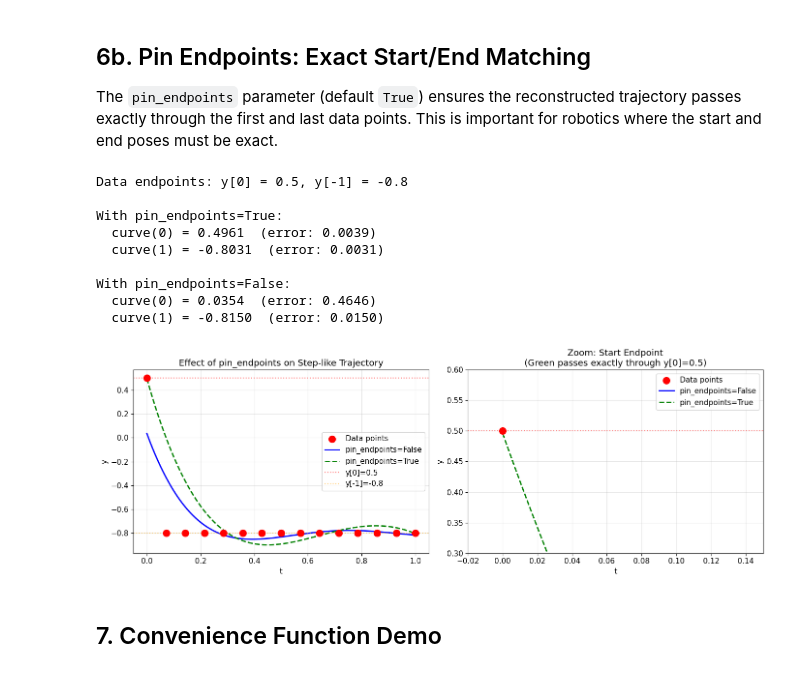
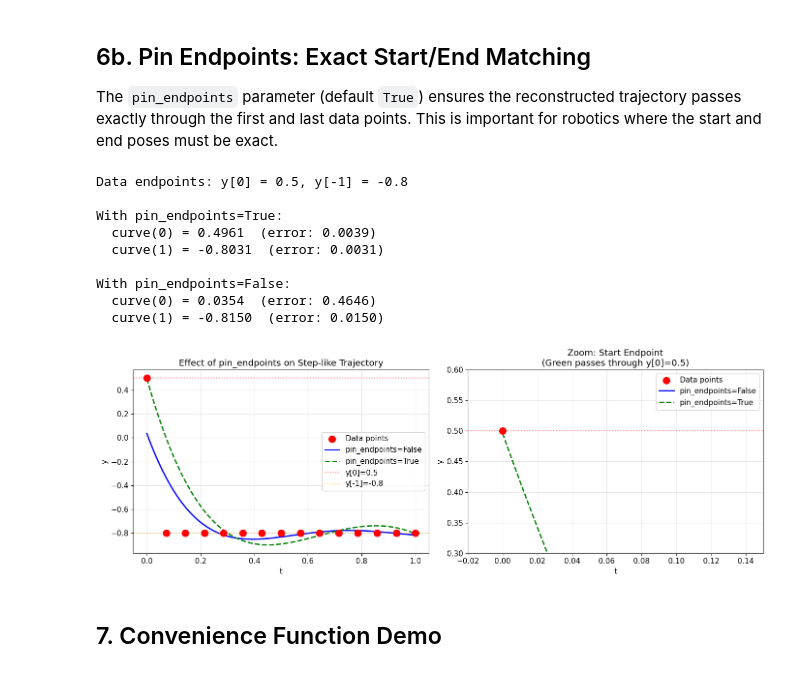
Before and after one commit to open-thought/qwen3-vla, a Jupyter notebook: bspline_tokenizer/notebooks/tokenizer_demo.ipynb, the cells around one changed output. Saved outputs shown, nothing was run; the diff lists cells and outputs as text; code cells hidden in the pictures.

```diff
--- a/bspline_tokenizer/notebooks/tokenizer_demo.ipynb
+++ b/bspline_tokenizer/notebooks/tokenizer_demo.ipynb
@@ -537,35 +486,35 @@ ax.set_xlabel('t')
 ax.set_ylabel('y')
 ax.set_title('Effect of pin_endpoints on Step-like Trajectory')
 ax.legend()
 ax.grid(True, alpha=0.3)
 
 # Zoom on start endpoint
 ax = axes[1]
 ax.scatter(t_step[:3], y_step[:3], c='red', s=100, zorder=5, label='Data points')
 ax.plot(t_dense[:30], recon_unpinned[:30, 0], 'b-', linewidth=2, label='pin_endpoints=False')
 ax.plot(t_dense[:30], recon_pinned[:30, 0], 'g--', linewidth=2, label='pin_endpoints=True')
 ax.axhline(y_step[0], color='red', linestyle=':', alpha=0.5)
 ax.set_xlabel('t')
 ax.set_ylabel('y')
-ax.set_title('Zoom: Start Endpoint\n(Green passes exactly through y[0]=0.5)')
+ax.set_title('Zoom: Start Endpoint\n(Green passes through y[0]=0.5)')
 ax.legend()
 ax.grid(True, alpha=0.3)
 ax.set_xlim(-0.02, 0.15)
 ax.set_ylim(0.3, 0.6)
 
 plt.tight_layout()
 plt.show()
 # %% [output]
 Data endpoints: y[0] = 0.5, y[-1] = -0.8
 
 With pin_endpoints=True:
   curve(0) = 0.4961  (error: 0.0039)
   curve(1) = -0.8031  (error: 0.0031)
 
 With pin_endpoints=False:
   curve(0) = 0.0354  (error: 0.4646)
   curve(1) = -0.8150  (error: 0.0150)
-[figure, old version]
+[figure, new version]
 # %% [markdown]
 ## 7. Convenience Function Demo
 # %%
```
Also changed, not shown: parts of 4 cells of this notebook.
